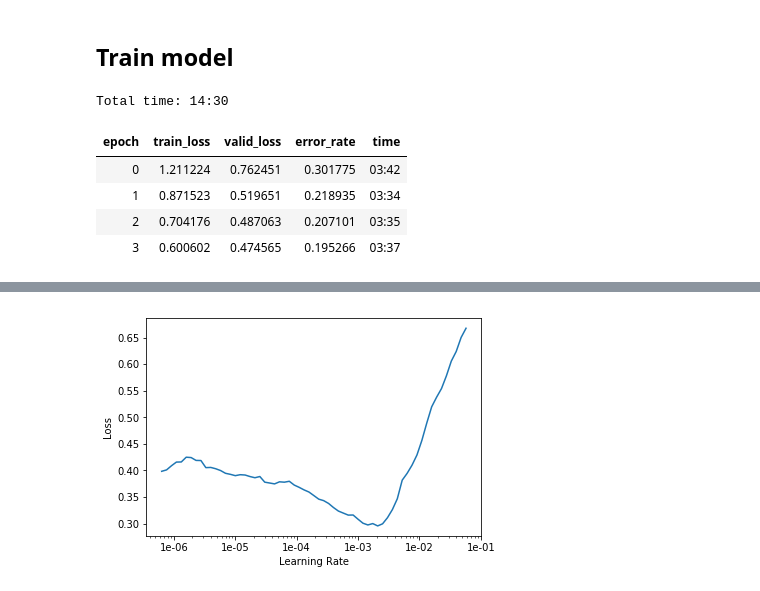
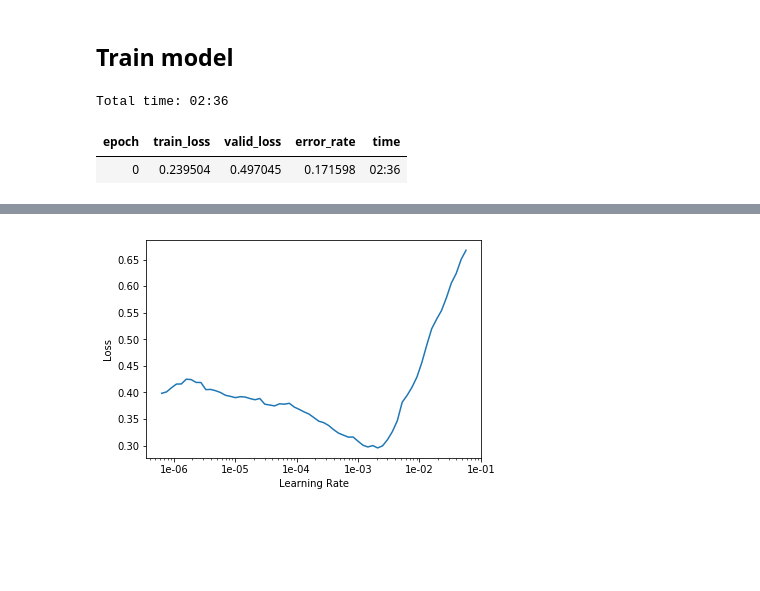
Before and after one commit to mattcallanan/course-v3, a Jupyter notebook: nbs/dl1/lesson2-download-matt-300images.ipynb, the cells around one changed output, grey strips where cells are left out. Cells and saved outputs as stored; diff of their text form; code cells hidden in the pictures; blank space fills up the shorter version.

```diff
--- a/nbs/dl1/lesson2-download-matt-300images.ipynb
+++ b/nbs/dl1/lesson2-download-matt-300images.ipynb
@@ -184,15 +188,13 @@ data.classes, data.c, len(data.train_ds), len(data.valid_ds)
 create_cnn_model??
 # %%
 learn = cnn_learner(data, models.resnet34, metrics=error_rate)
-# %%
-learn.fit_one_cycle(4)
-# %% [output]
-Total time: 14:30
-| epoch | train_loss | valid_loss | error_rate | time |
-| 0 | 1.211224 | 0.762451 | 0.301775 | 03:42 |
-| 1 | 0.871523 | 0.519651 | 0.218935 | 03:34 |
-| 2 | 0.704176 | 0.487063 | 0.207101 | 03:35 |
-| 3 | 0.600602 | 0.474565 | 0.195266 | 03:37 |
+# %%
+#learn.fit_one_cycle(4)
+learn.fit_one_cycle(1)
+# %% [output]
+Total time: 02:36
+| epoch | train_loss | valid_loss | error_rate | time |
+| 0 | 0.239504 | 0.497045 | 0.171598 | 02:36 |
 # %%
 cnn_learner??
 # %%
```
Also changed, not shown: parts of 6 cells of this notebook, 3 other files.
